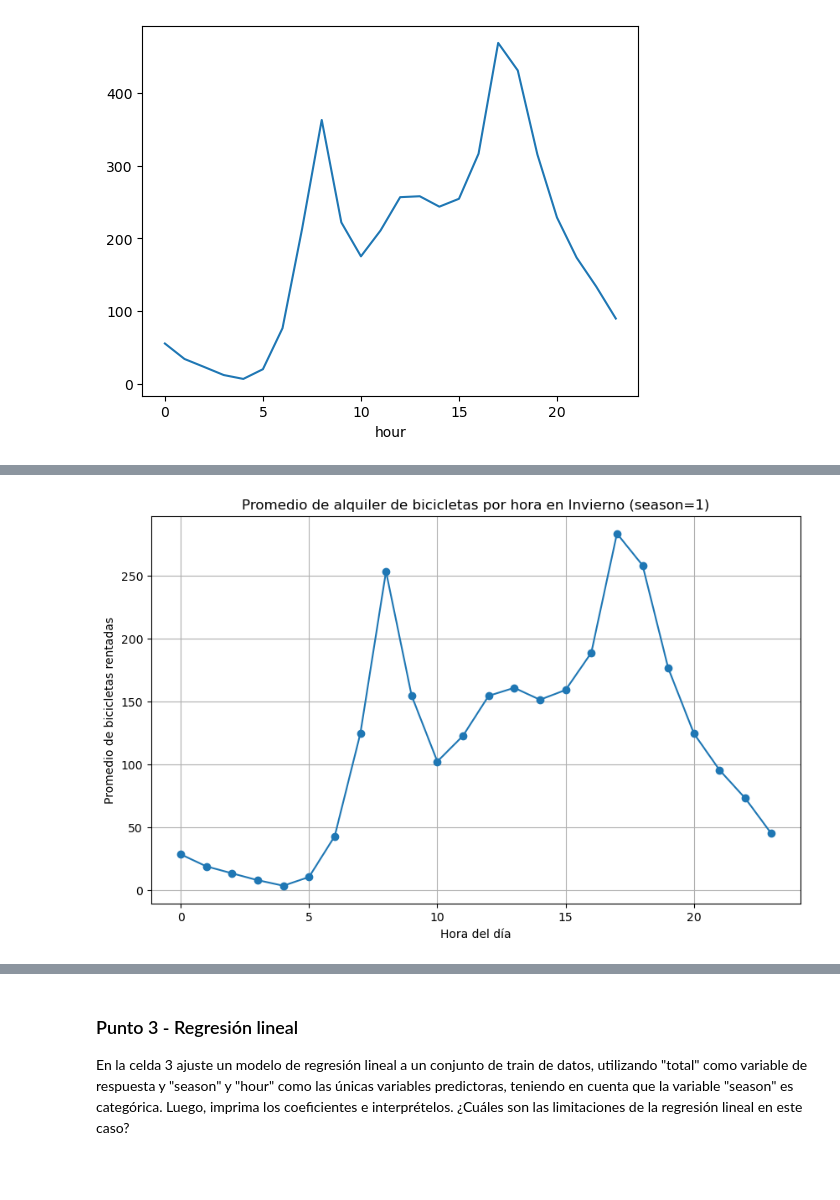
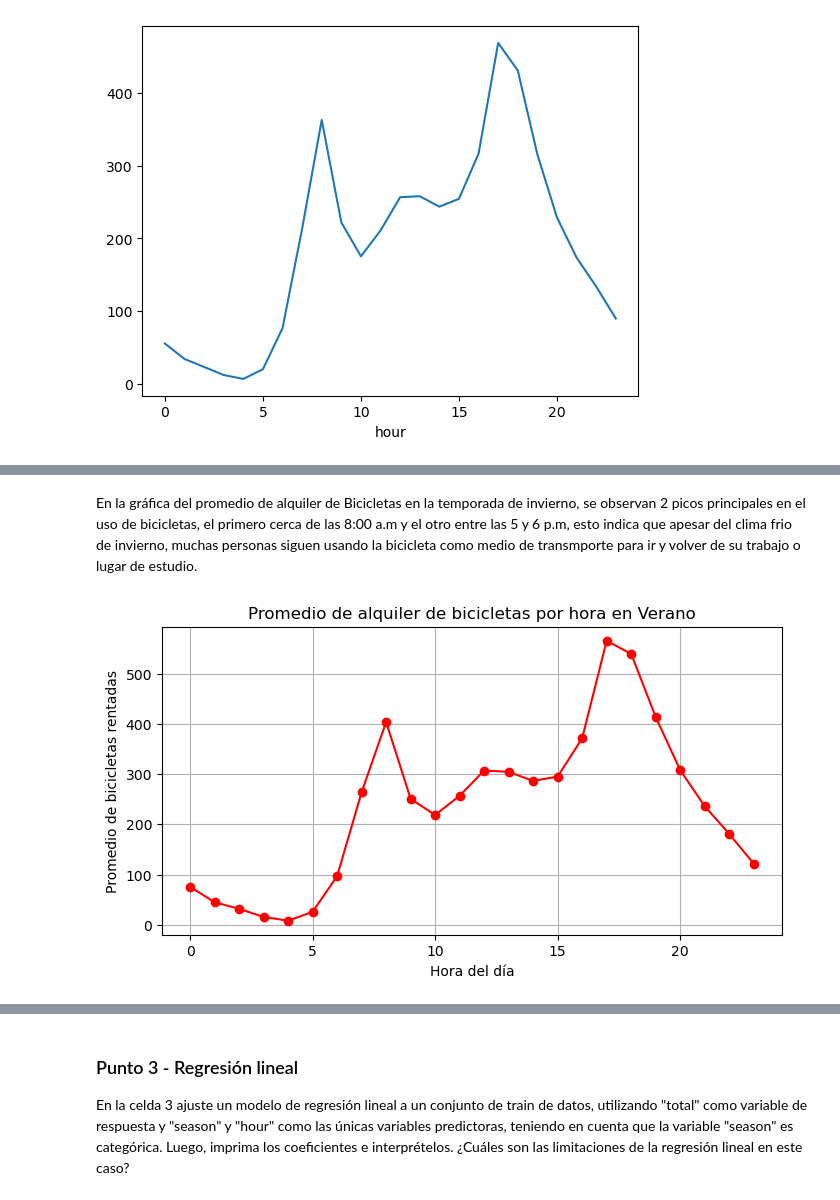
Before and after one commit to manuelrlindarte/MIAD_ML_NLP_2025, a Jupyter notebook: Semana 1/S1TC1_arboles_ensamblajes.ipynb, the cells around one changed output, grey strips where cells are left out. Cells and saved outputs as stored; diff of their text form; code cells hidden in the pictures; blank space fills up the shorter version.

```diff
--- a/Semana 1/S1TC1_arboles_ensamblajes.ipynb
+++ b/Semana 1/S1TC1_arboles_ensamblajes.ipynb
@@ -189,19 +171,23 @@ bikes.groupby('hour').total.mean().plot()
+# %% [markdown]
+En la gráfica del promedio de alquiler de Bicicletas en la temporada de invierno, se observan 2 picos principales en el uso de bicicletas, el primero cerca de las 8:00 a.m y el otro entre las 5 y 6 p.m, esto indica que apesar del clima frio de invierno, muchas personas siguen usando la bicicleta como medio de transmporte para ir y volver de su trabajo o lugar de estudio.
 # %%
-import matplotlib.pyplot as plt
+# Celda 2.3 - "season"=3 escriba su código y hallazgos
 
-# Generar gráfica
-bikes[bikes['season'] == 1].groupby('hour').total.mean().plot(
-    figsize=(10,6), marker='o',
-    title='Promedio de alquiler de bicicletas por hora en Invierno (season=1)'
-)
+# Filtro los datos de verano
+datos_verano = bikes[bikes['season'] == 3]
+
+# Calcular el promedio por hora
+promedio_hora_verano = datos_verano.groupby('hour')['total'].mean()
+
+# Generación la gráfica por hora en para verano
+
+plt.figure(figsize=(8,4))
+plt.plot(promedio_hora_verano, marker='o', color='red')
+plt.title('Promedio de alquiler de bicicletas por hora en Verano')
 plt.xlabel('Hora del día')
 plt.ylabel('Promedio de bicicletas rentadas')
 plt.grid(True)
-
-# Guardar gráfica como imagen
-plt.savefig('bicicletas_invierno.png', dpi=300)
-
-# Mostrar gráfica
+plt.savefig('bicicletas_verano.png', dpi=300)
 plt.show()
 # %% [output]
-[figure, old version]
+[figure, new version]
```
Also changed, not shown: parts of 52 cells of this notebook, 2 other files.
